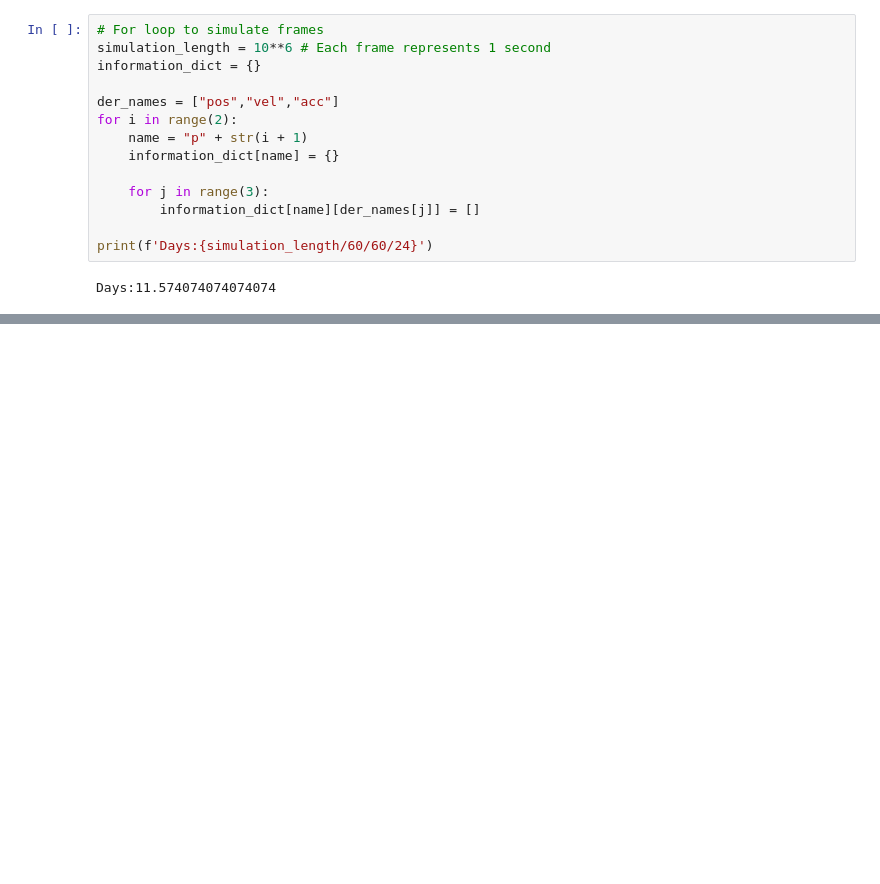
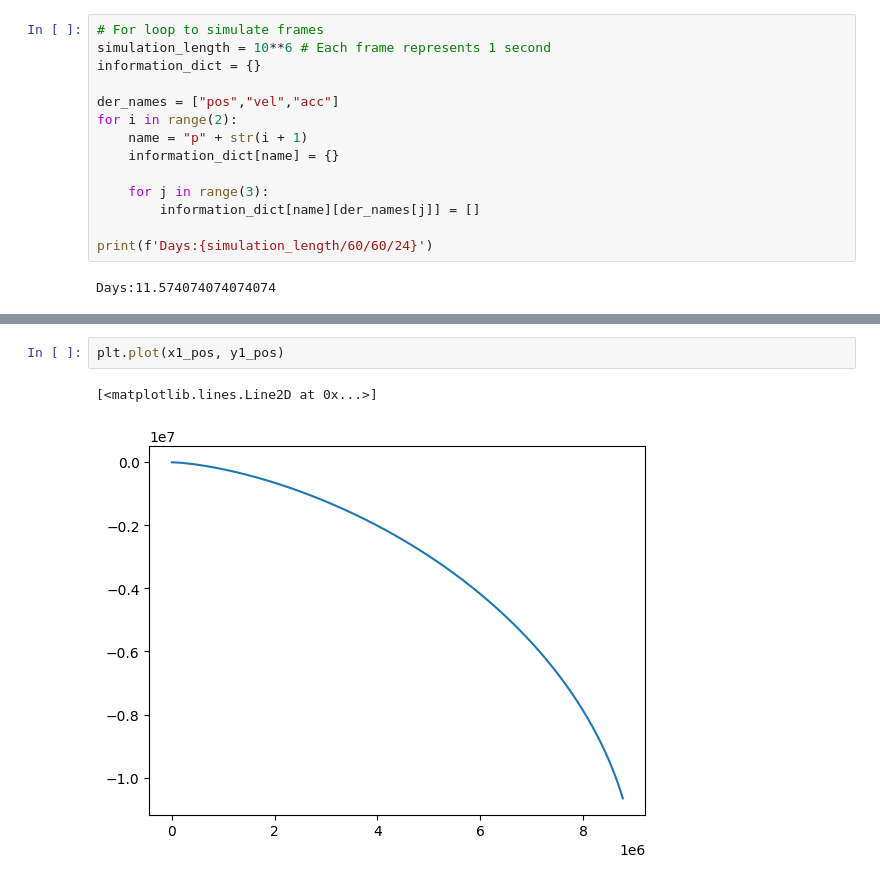
Before and after one commit to AndrewSykes1/grav-sim, a Jupyter notebook: gravitational_test_setup.IPYNB, the cells around one changed output, grey strips where cells are left out. Saved outputs shown, nothing was run; the diff lists cells and outputs as text; blank space fills up the shorter version.

```diff
--- a/gravitational_test_setup.IPYNB
+++ b/gravitational_test_setup.IPYNB
@@ -123,0 +141,5 @@ IndentationError: None (<string>)
+# %%
+plt.plot(x1_pos, y1_pos)
+# %% [output]
+[<matplotlib.lines.Line2D at 0x...>]
+[figure, added]
```
Also changed, not shown: parts of 10 cells of this notebook, 2 other files.
